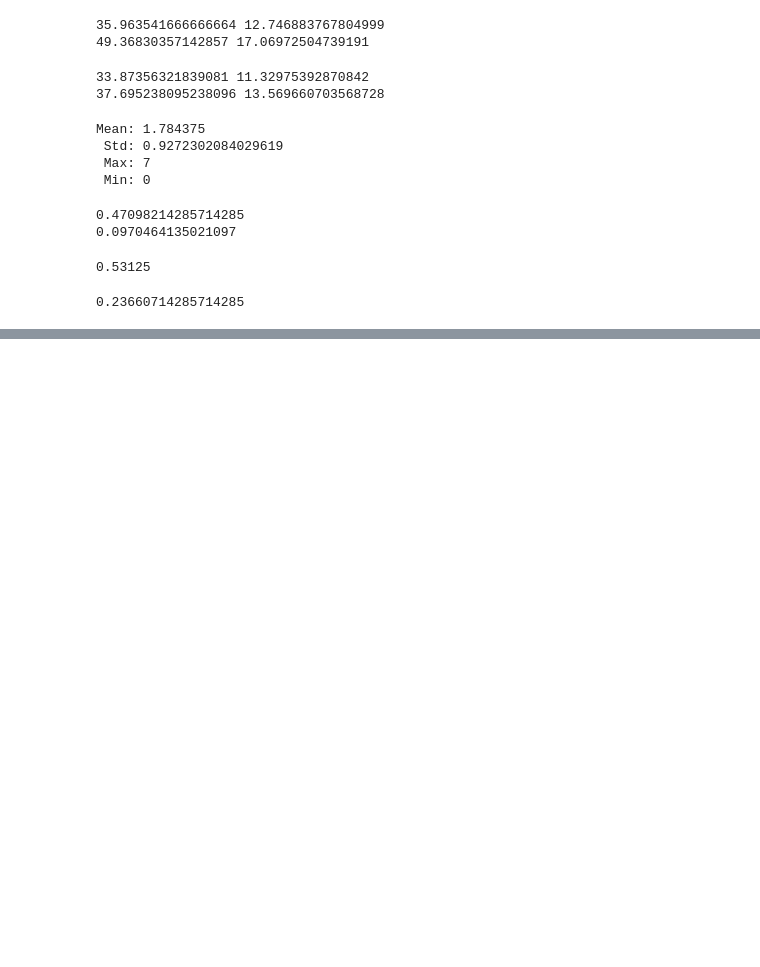
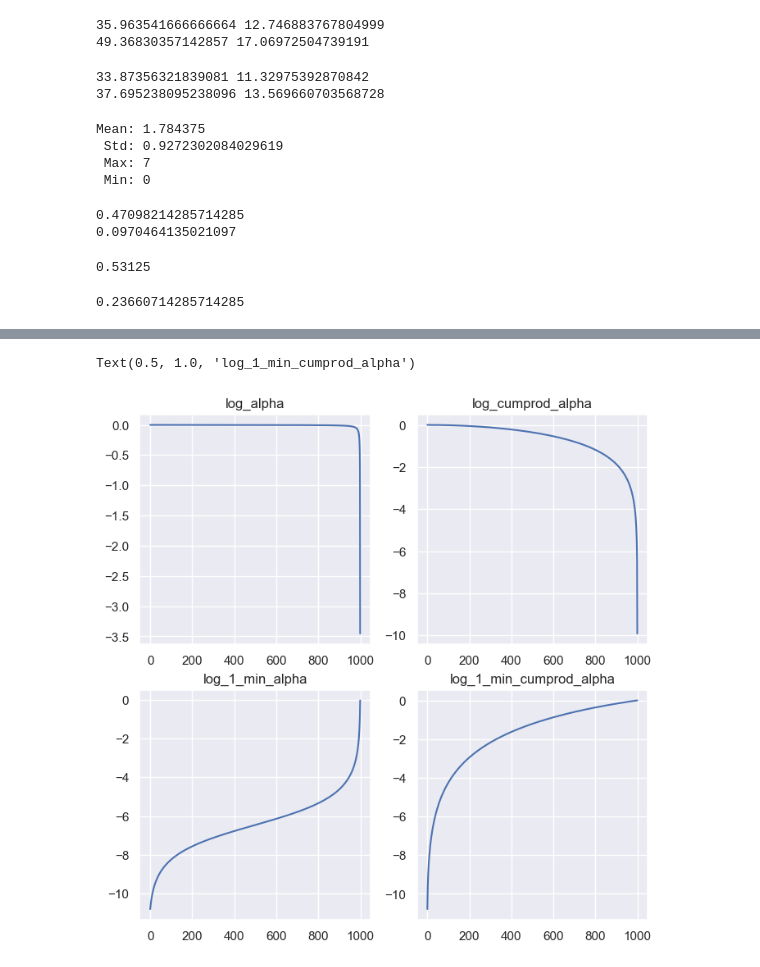
Before and after one commit to sfcurre/DiffER, a Jupyter notebook: eval_chains.ipynb, the cells around one changed output, grey strips where cells are left out. Saved outputs shown, nothing was run; the diff lists cells and outputs as text; code cells hidden in the pictures; blank space fills up the shorter version.

```diff
--- a/eval_chains.ipynb
+++ b/eval_chains.ipynb
@@ -260,0 +309,25 @@ print(aromatic_error / num_invalid)
+# %%
+import torch
+alphas = torch.tensor(alphas)
+
+log_alpha = np.log(alphas)
+log_cumprod_alpha = np.cumsum(log_alpha)
+log_1_min_alpha = log_1_min_a(log_alpha)
+log_1_min_cumprod_alpha = log_1_min_a(log_cumprod_alpha)
+
+fig, axes = plt.subplots(2, 2, figsize=(8,8))
+
+axes[0,0].plot(log_alpha)
+axes[0,0].set_title('log_alpha')
+
+axes[0,1].plot(log_cumprod_alpha)
+axes[0,1].set_title('log_cumprod_alpha')
+
+axes[1,0].plot(log_1_min_alpha)
+axes[1,0].set_title('log_1_min_alpha')
+
+axes[1,1].plot(log_1_min_cumprod_alpha)
+axes[1,1].set_title('log_1_min_cumprod_alpha')
+# %% [output]
+Text(0.5, 1.0, 'log_1_min_cumprod_alpha')
+[figure, added]
```
Also changed, not shown: parts of 4 cells of this notebook, 3 other files.
